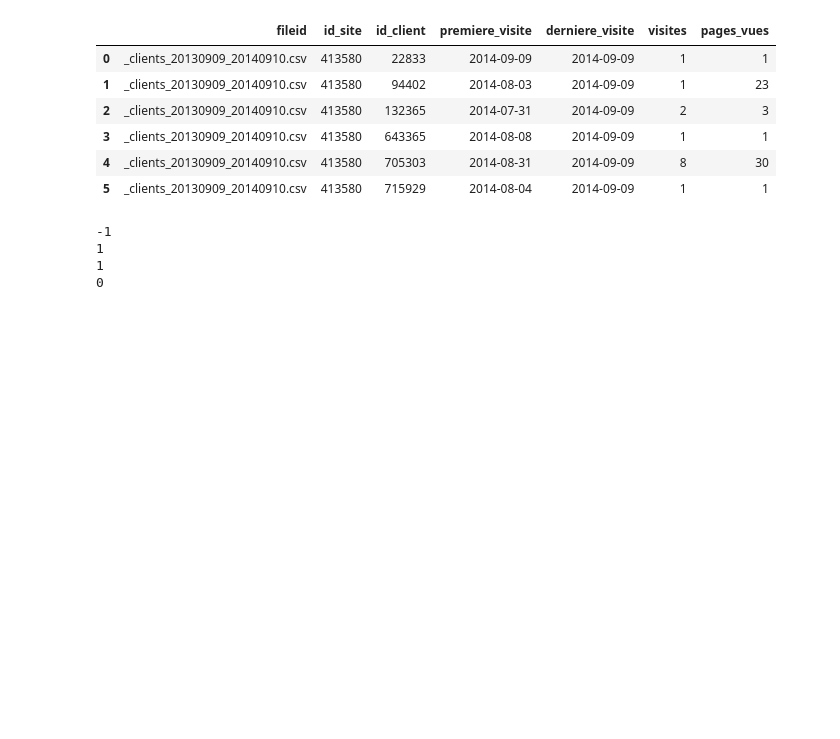
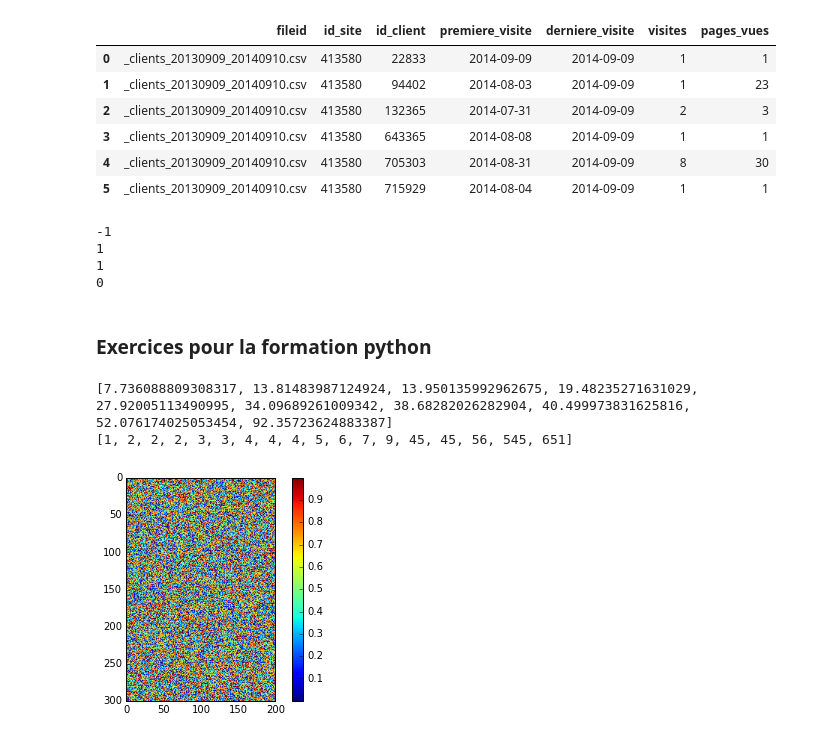
Before and after one commit to amauryfournier/L_Equipe, a Jupyter notebook: test.ipynb, the cells around one changed output. Cells and saved outputs as stored; diff of their text form; code cells hidden in the pictures; blank space fills up the shorter version.

```diff
--- a/test.ipynb
+++ b/test.ipynb
@@ -207,3 +191,55 @@ data = pd.DataFrame(d)
 data.rename(columns={0:'id_client'}, inplace=True)
 # %%
 data.to_csv(r'V:\L_Equipe\Projet_01042016\tables_brutes\liste_clients_premium_2015.csv', encoding ='utf-8', index=False, index_label=False)
+# %% [markdown]
+### Exercices pour la formation python
+# %%
+#pseudo-code quicksort(liste)
+#si taille de la liste inférieure ou égale à 1 :
+#retourner liste
+#sinon
+#pivot = un element de la liste
+#généralement on prend le premier ou le dernier elem
+#retirer le pivot de la liste
+#initialiser deux nouvelles listes (l_plus_grand et l_plus_petit)
+#pour tout les elements restant :
+#si element <= pivot le mettre dans la liste l_plus_petit
+#sinon le mettre dans la liste l_plus_grand
+#retourner concaténation(quicksort(l_plus_petit),pivot,l_plus_grand)
+
+
+
+def quicksort(l) :
+    if len(l) <=1 :
+        return l
+    else :
+        pivot = l[-1]
+        l.pop()
+        lg=[]
+        ll=[]
+        for i in l :
+            if i <= pivot :
+                ll.append(i)
+            else :
+                lg.append(i)
+    return quicksort(ll)+[pivot]+quicksort(lg)
+
+l=[9,4,7,5,3,2,45,6,56,4,545,45,651,3,2,4,2,1]
+l1 = quicksort(l)
+l2 = (np.random.rand(10)*100).tolist()
+l3= quicksort(l2)
+print l3
+print l1
+# %% [output]
+[7.736088809308317, 13.81483987124924, 13.950135992962675, 19.48235271631029, 27.92005113490995, 34.09689261009342, 38.68282026282904, 40.499973831625816, 52.076174025053454, 92.35723624883387]
+[1, 2, 2, 2, 3, 3, 4, 4, 4, 5, 6, 7, 9, 45, 45, 56, 545, 651]
+# %%
+%matplotlib inline
+
+C = np.random.rand(300,200)
+plt.figure()
+plt.imshow(C)
+plt.colorbar()
+plt.show()
+# %% [output]
+[figure, added]
```
Also changed, not shown: parts of 3 cells of this notebook, 1 other file.
